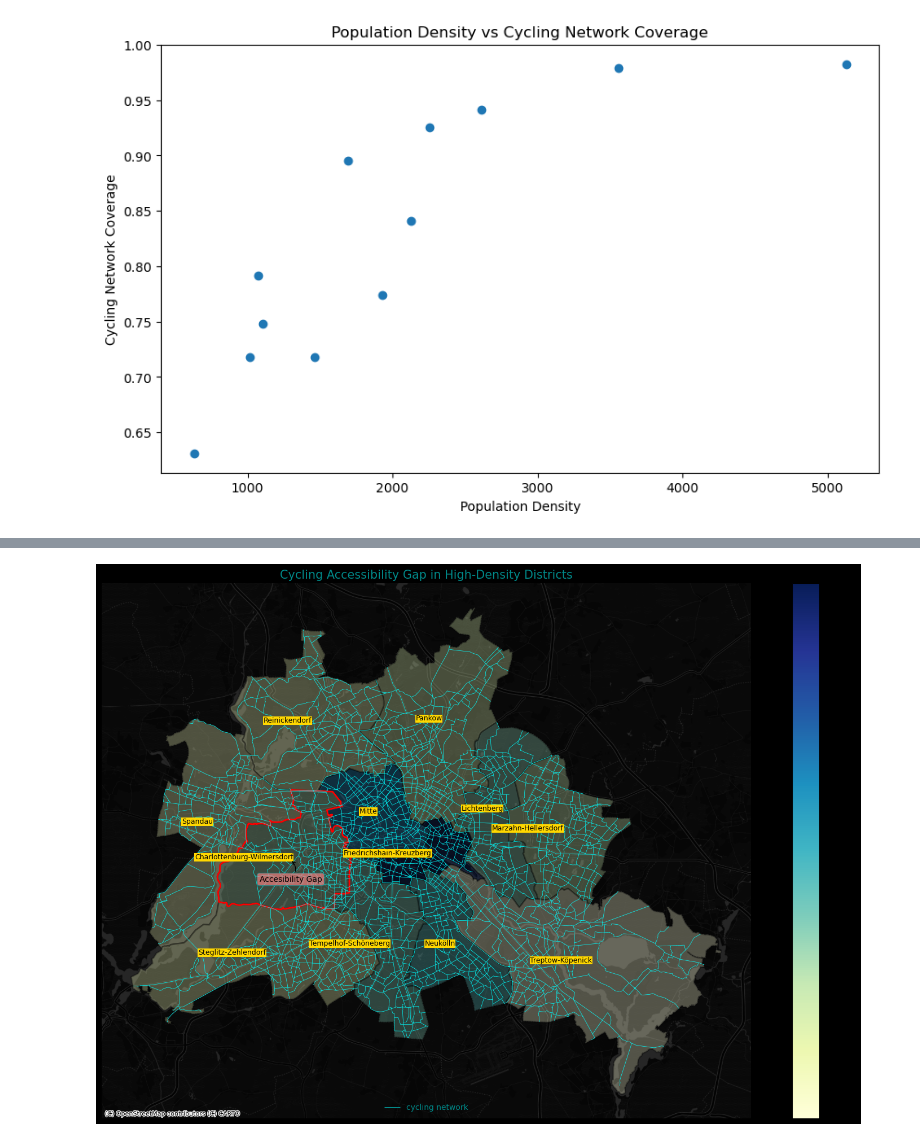
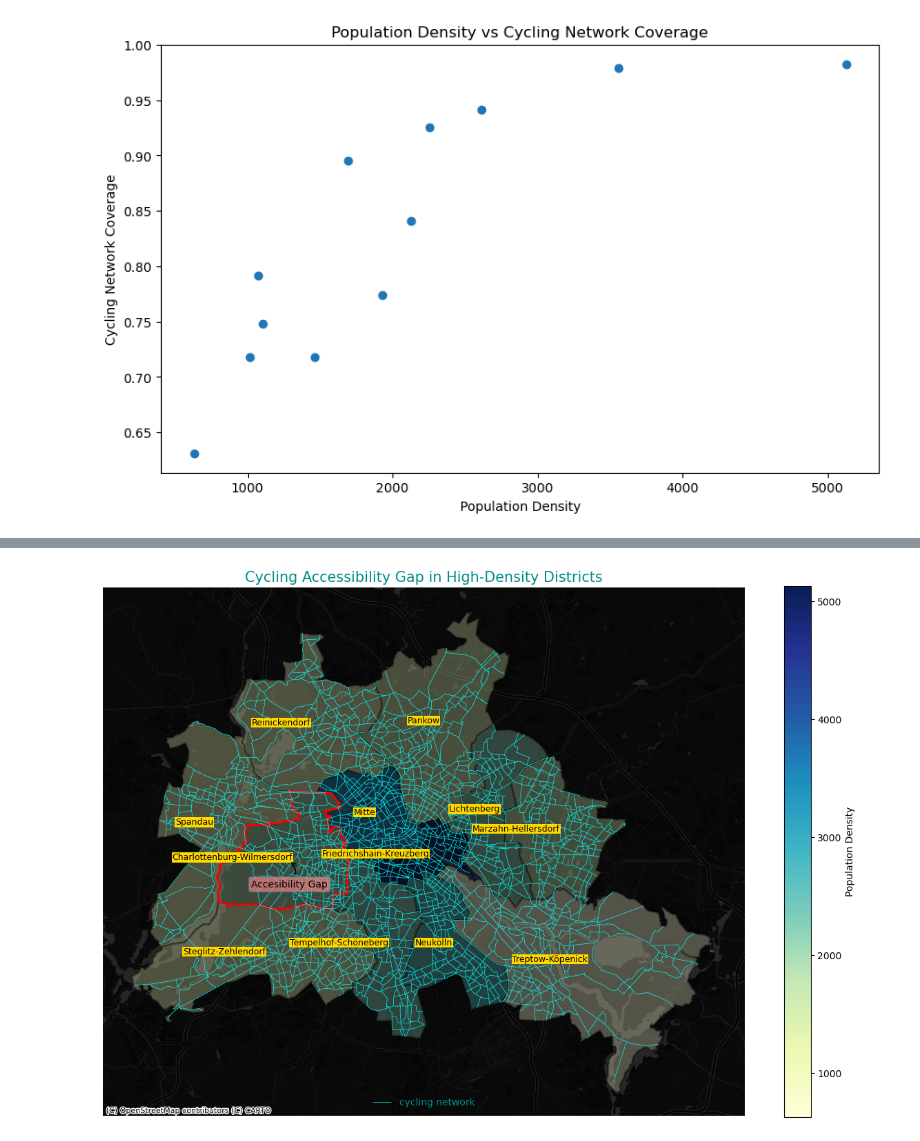
Before and after one commit to rafimt/Maps, a Jupyter notebook: notebook/cycling map.ipynb, the cells around one changed output, grey strips where cells are left out. Cells and saved outputs as stored; diff of their text form; code cells hidden in the pictures.

```diff
--- a/notebook/cycling map.ipynb
+++ b/notebook/cycling map.ipynb
@@ -109,32 +109,32 @@ for idx, row in district.iterrows():
                     textcoords="offset points", ha='center', va='top',
                     bbox=dict(boxstyle="round,pad=0.3", fc="lightcoral", ec="darkcyan", alpha=0.7),
                     arrowprops=dict(arrowstyle="->", connectionstyle="arc3,rad=0.5"))
 # Plot cycling network
 cycle.plot(ax=ax, color='aqua', linewidth=0.5,  label ='cycling network')
 
 legend = plt.legend(loc='lower center', facecolor = 'none', edgecolor ='none')
 
 for text in legend.get_texts():
     text.set_color("darkcyan")  # Set font color to red
 
-fig.patch.set_facecolor('black')
+# fig.patch.set_facecolor('black')
 
 # Set the axes background color to black
 ax.set_facecolor('black')
 # Highlight districts with accessibility gap
 district[district['accessibility_gap']].plot(ax=ax, color='none',
                                             edgecolor='red', linewidth=2)
 
 ax.axis('off')
 plt.title('Cycling Accessibility Gap in High-Density Districts',  fontsize=15, color='darkcyan')
 cx.add_basemap(ax, source=cx.providers.CartoDB.DarkMatterNoLabels)
 
 # saving the map
 # NOTEBOOK_PATH = pathlib.Path().resolve()
 # Map = NOTEBOOK_PATH / "../Map"
 
 # figure_path = os.path.join(Map, "Berlin_cycling_network_&_pop.png")
 # plt.tight_layout()
 # plt.savefig(figure_path, dpi=300) #define the size
 # %% [output]
-[figure, old version]
+[figure, new version]
```
Also changed, not shown: 29 other files.
